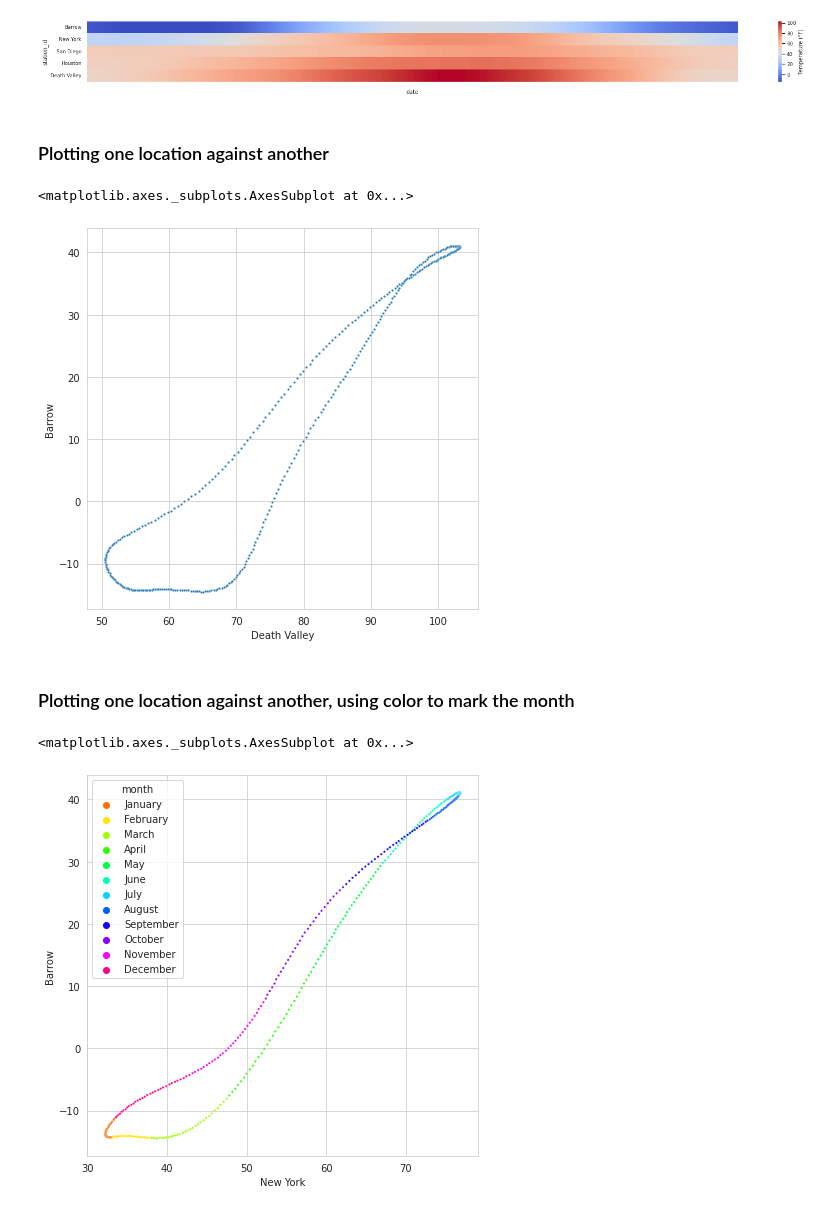
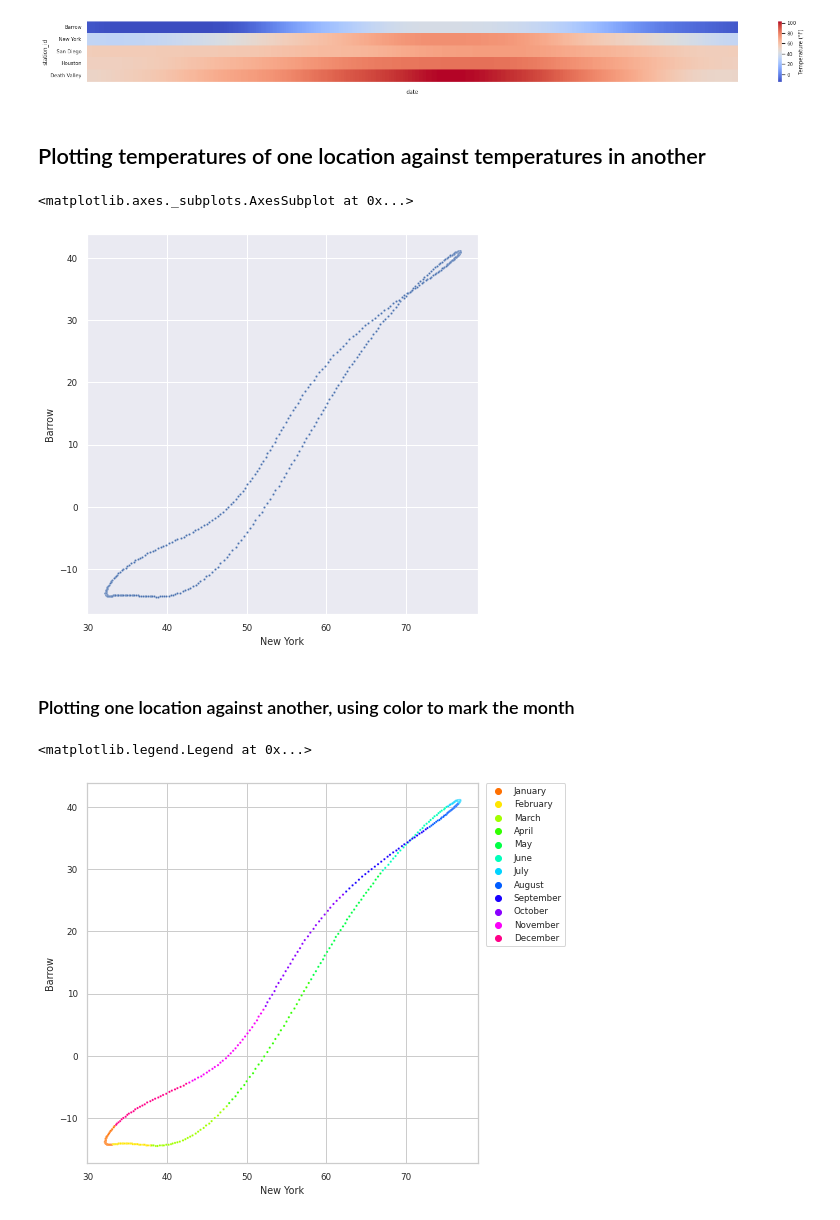
Before and after one commit to ipeirotis/dealing_with_data, a Jupyter notebook: 08-Visualization/Visualization_Examples-NCDC_Normals.ipynb, the cells around one changed output. Drawn from its saved outputs; the diff is of its cells as text; code cells hidden in the pictures.

```diff
--- a/08-Visualization/Visualization_Examples-NCDC_Normals.ipynb
+++ b/08-Visualization/Visualization_Examples-NCDC_Normals.ipynb
@@ -103,6 +124,7 @@ list_stations = {
 # %%
 # Keep only the data for the selected stations
-data = df[ df['station_id'].isin(list_stations.keys()) ].sort_values(['station_id','date'])
+condition = df['station_id'].isin(list_stations.keys())
+data = df[condition].sort_values(['station_id','date'])
 data
 # %% [output]
 |  | station_id | month | day | temperature | flag | date | lat | lon | elevation | state | ... |
@@ -230,23 +345,24 @@ pass
 # %% [output]
 [figure]
 # %% [markdown]
-### Plotting one location against another
+## Plotting temperatures of one location against temperatures in another
 # %%
 fig, ax = plt.subplots(figsize=(7,7))
 sns.set_style("whitegrid")
 
-sns.scatterplot(data=pivot, x="Death Valley", y="Barrow", s=5)
+sns.scatterplot(data=pivot, x="New York", y="Barrow", s=5)
 # %% [output]
 <matplotlib.axes._subplots.AxesSubplot at 0x...>
-[figure, old version]
+[figure, new version]
 # %% [markdown]
 ### Plotting one location against another, using color to mark the month
 # %%
 fig, ax = plt.subplots(figsize=(7,7))
 sns.set_style("whitegrid")
 d = pivot.reset_index()
 d['month'] = d['date'].dt.month_name()
 sns.scatterplot(data=d, x="New York", y="Barrow", s=5, hue='month', palette="hsv")
+plt.legend(bbox_to_anchor=(1.02, 1), loc='upper left', borderaxespad=0)
 # %% [output]
-<matplotlib.axes._subplots.AxesSubplot at 0x...>
+<matplotlib.legend.Legend at 0x...>
-[figure, old version]
+[figure, new version]
```
Also changed, not shown: parts of 37 cells of this notebook.
